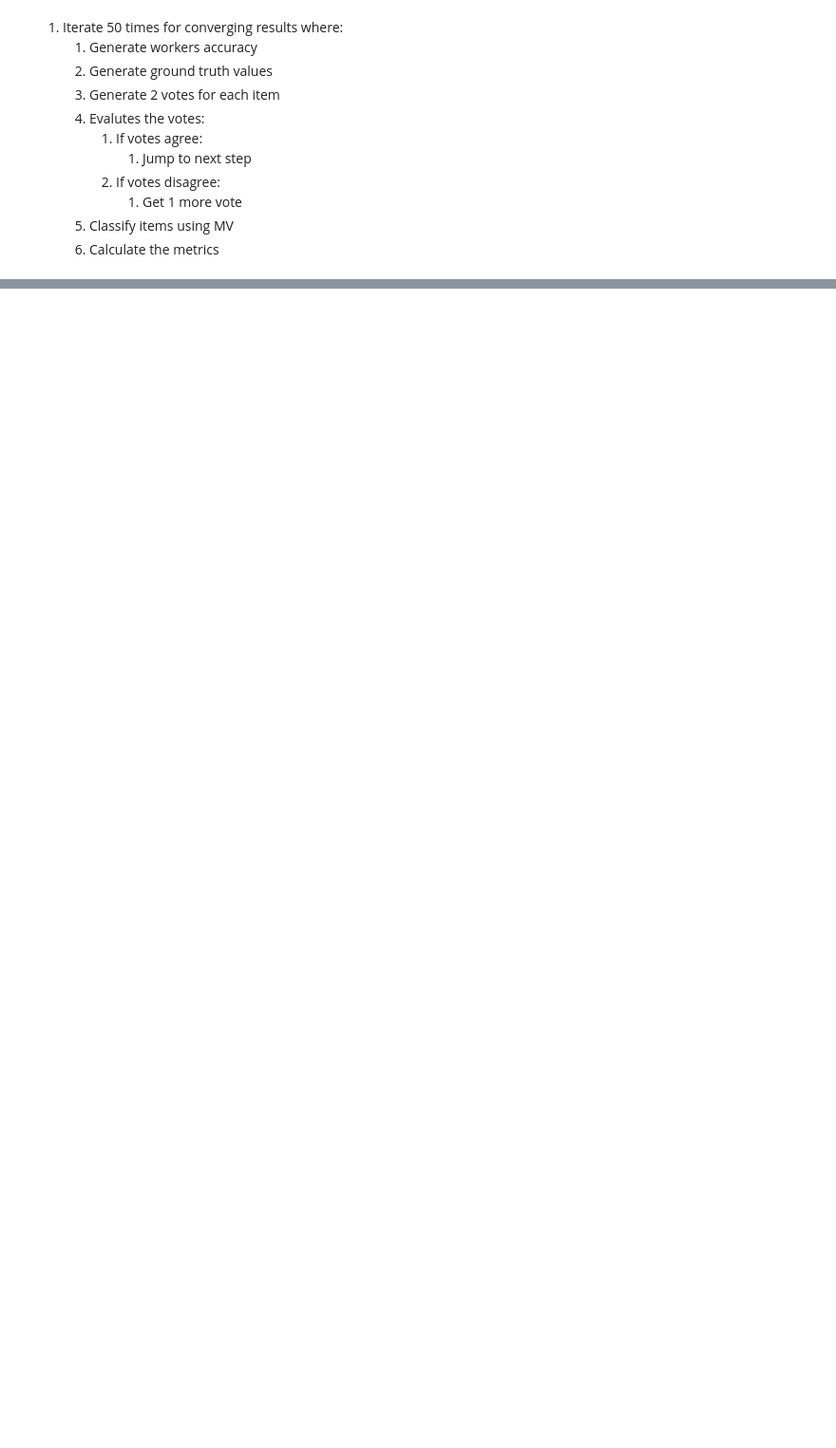
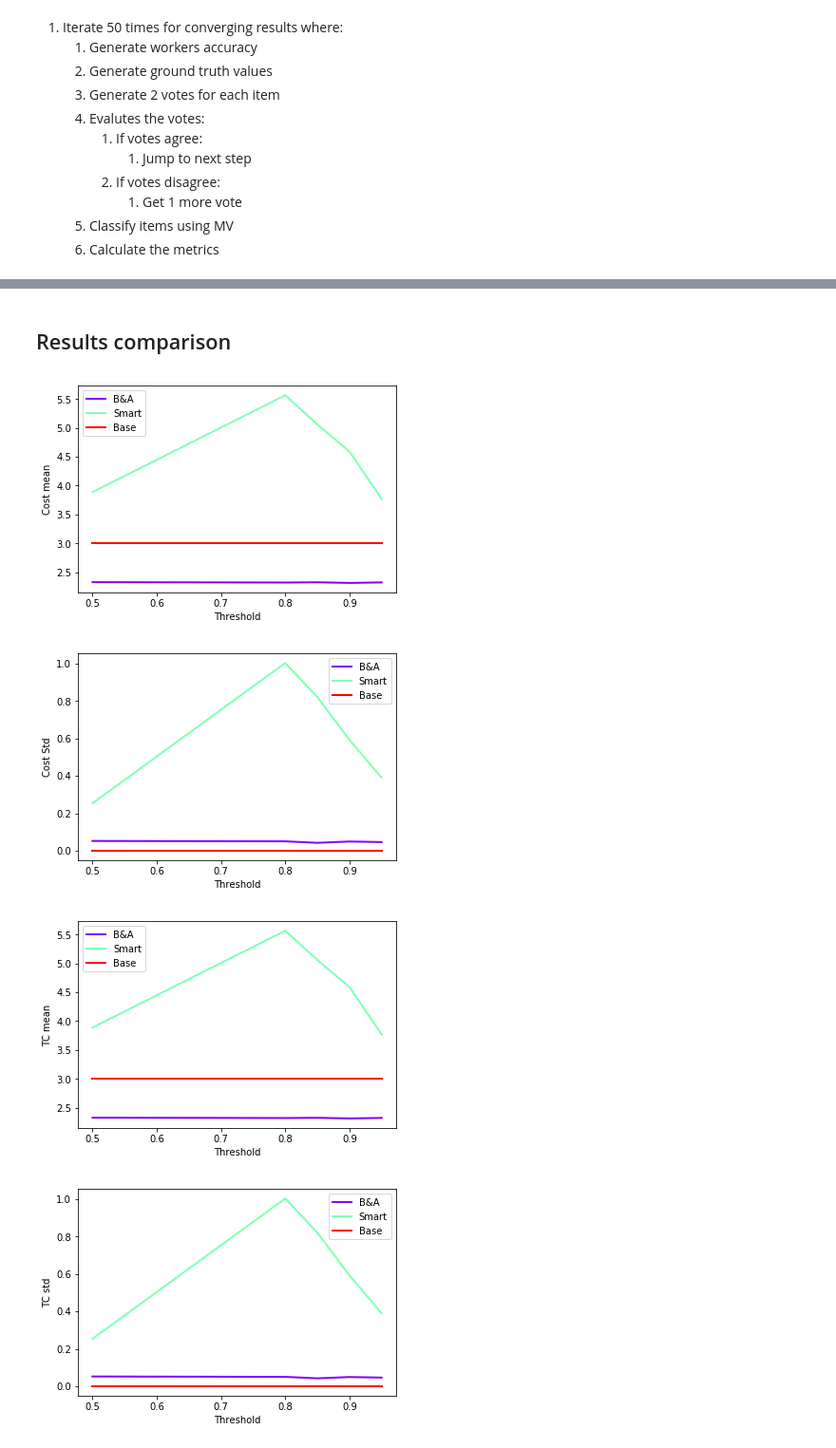
Before and after one commit to pmaglione/classification_model, a Jupyter notebook: main_algorithm_with_experiments.ipynb, the cells around one changed output, grey strips where cells are left out. Shown: that part at 95% size. Saved outputs shown, nothing was run; the diff lists cells and outputs as text; code cells hidden in the pictures; blank space fills up the shorter version.

```diff
--- a/main_algorithm_with_experiments.ipynb
+++ b/main_algorithm_with_experiments.ipynb
@@ -558,12 +599,0 @@ pd.DataFrame(results_mv_break_tie, columns=pdColumns)
-# %%
-i = 1
-for column in columns:
-    alg_utils.plot_results(cts,
-                           {
-                               "B&A": [x[i] for x in results_mv_break_tie],
-                               "Smart": [x[i] for x in results_mv],
-                               "Base": [x[i] for x in results_mv_baseline],
-                           },
-                           "Threshold",
-                           column)
-    i += 1
@@ -580,0 +600,23 @@ for column in columns:
+# %% [markdown]
+## Results comparison
+# %%
+results_mv_baseline = pd.read_csv('./results/baseline_mv.csv')
+results_mv = pd.read_csv('./results/smart_stop_mv_not_expert.csv')
+results_mv_break_tie = pd.read_csv('./results/mv_break_tie.csv')
+
+cts = results_mv_baseline['Threshold']
+
+for column in columns:
+    alg_utils.plot_results(cts,
+                           {
+                               "B&A": results_mv_break_tie[column],
+                               "Smart": results_mv[column],
+                               "Base": results_mv_baseline[column],
+                           },
+                           "Threshold",
+                           column)
+# %% [output]
+[figure, added]
+[figure, added]
+[figure, added]
+[figure, added]
```
Also changed, not shown: parts of 32 cells of this notebook, 5 other files.
